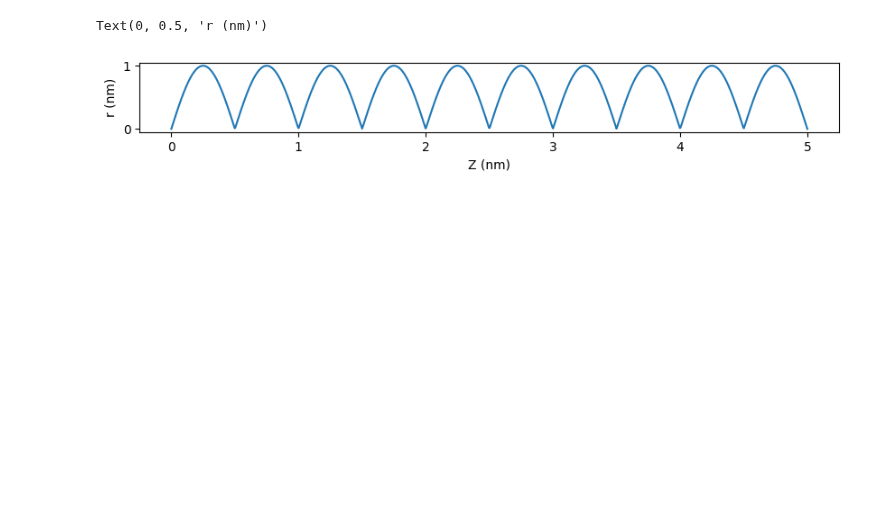
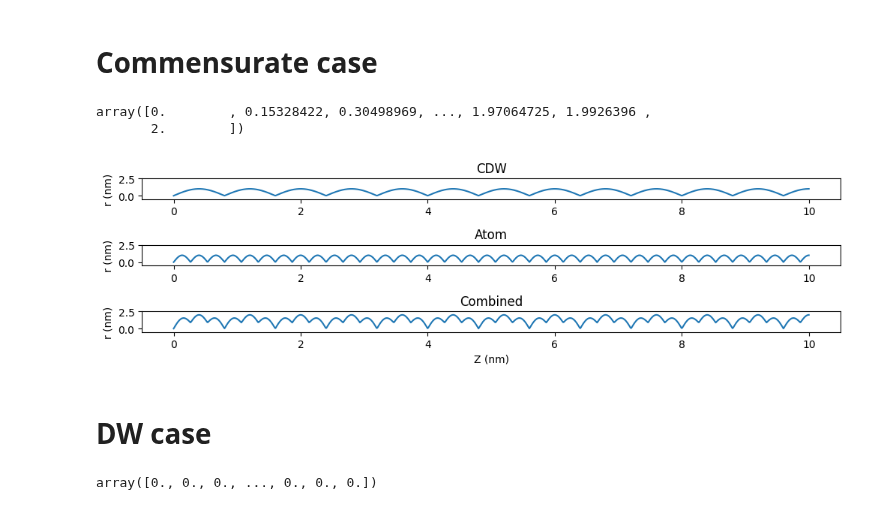
Before and after one commit to Potdooshami/2H_TaSe2_Tc_STM, a Jupyter notebook: spatial_lockinTest.ipynb, the cells around one changed output. Drawn from its saved outputs; the diff is of its cells as text; code cells hidden in the pictures; blank space fills up the shorter version.

```diff
--- a/spatial_lockinTest.ipynb
+++ b/spatial_lockinTest.ipynb
@@ -7,14 +3,47 @@ N = 1024
 # %%
 import numpy as np
 from matplotlib import pyplot as plt
-# %%
-pi = np.pi
-xrng = np.linspace(0, L, N)
-yrng = abs(np.sin(2*pi*xrng))
-plt.figure(figsize=(10, 1)) # 가로 10인치, 세로 4인치로 설
-plt.plot(xrng,yrng)
-plt.xlabel('Z (nm)')
-plt.ylabel('r (nm)')
-# %% [output]
-Text(0, 0.5, 'r (nm)')
-[figure, removed]
+# %% [markdown]
+# Commensurate case
+# %%
+L = 10 # scan size is 10 nm
+R = .8 # CDW periodicity is 1nm
+N = 1024
+# %%
+xrng = np.linspace(0,L,N)
+yrng_CDW = abs(np.sin(np.pi*xrng/R))
+yrng_atom = abs(np.sin(3*np.pi*xrng/R))
+yrng = yrng_CDW + yrng_atom
+yrng
+# %% [output]
+array([0.        , 0.15328422, 0.30498969, ..., 1.97064725, 1.9926396 ,
+       2.        ])
+# %%
+fig, axes = plt.subplots(3, 1, figsize=(10, 3))
+
+# Determine the overall y-limits from all data
+ymin = min(yrng_CDW.min(), yrng_atom.min(), yrng.min())-.5
+ymax = max(yrng_CDW.max(), yrng_atom.max(), yrng.max())+.5
+
+axes[0].plot(xrng, yrng_CDW)
+axes[0].set_ylabel('r (nm)')
+axes[0].set_title('CDW')
+axes[0].set_ylim([ymin, ymax]) # Set the same y-limits
+
+axes[1].plot(xrng, yrng_atom)
+axes[1].set_ylabel('r (nm)')
+axes[1].set_title('Atom')
+axes[1].set_ylim([ymin, ymax]) # Set the same y-limits
+
+axes[2].plot(xrng, yrng)
+axes[2].set_xlabel('Z (nm)')
+axes[2].set_ylabel('r (nm)')
+axes[2].set_title('Combined')
+axes[2].set_ylim([ymin, ymax]) # Set the same y-limits
+
+plt.tight_layout()
+plt.show()
+# %% [output]
+[figure, added]
+# %% [markdown]
+# DW case
@@ -20,0 +66,4 @@ Text(0, 0.5, 'r (nm)')
+# %%
+np.zeros(len(xrng))
+# %% [output]
+array([0., 0., 0., ..., 0., 0., 0.])
```
Also changed, not shown: parts of 17 cells of this notebook.
